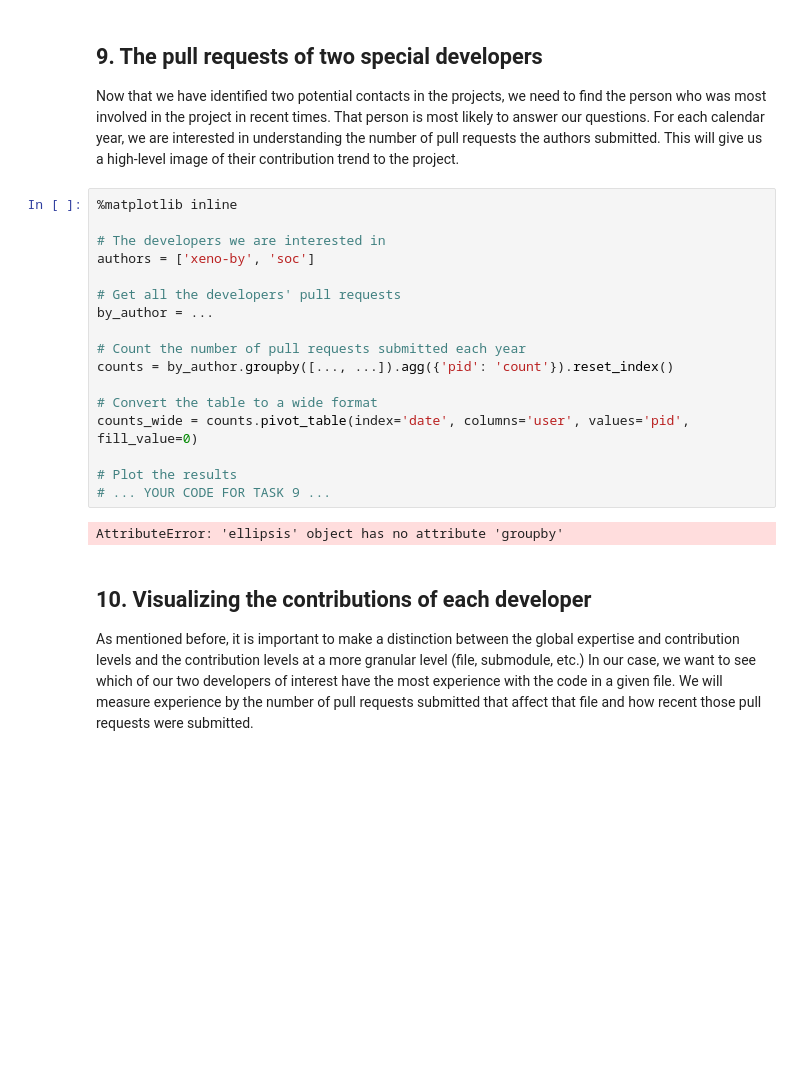
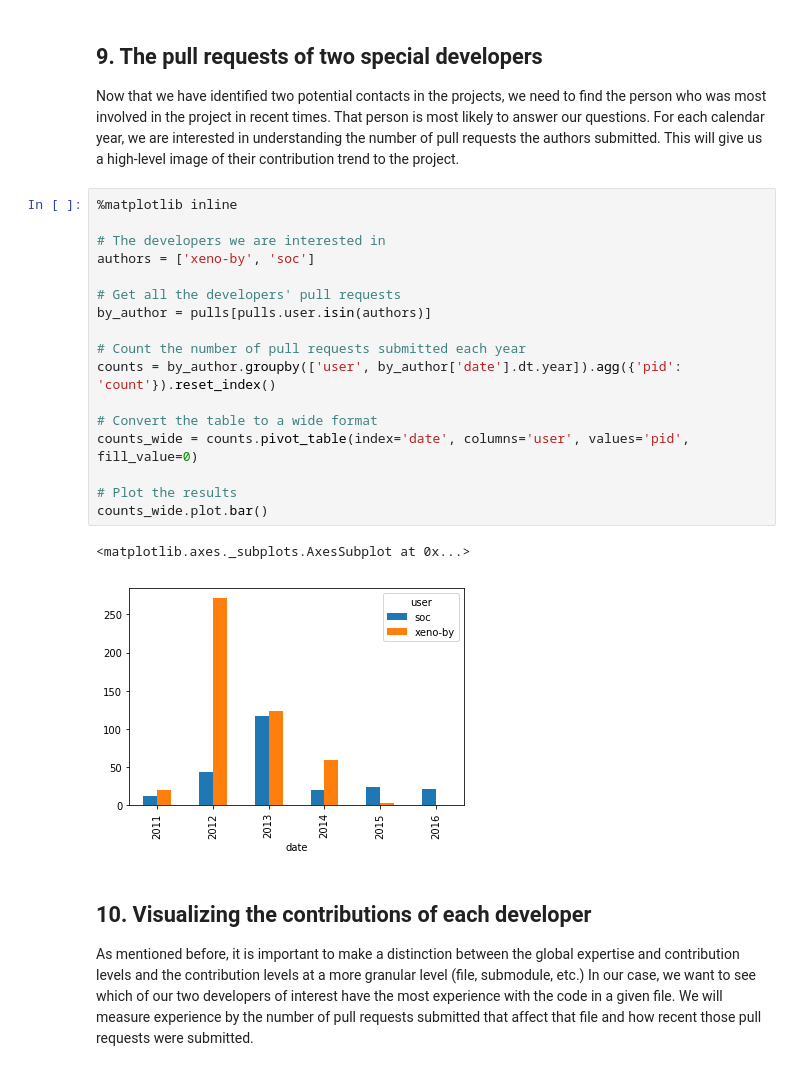
Before and after one commit to anishreddy3/Real_world_DS_applications, a Jupyter notebook: scala_history.ipynb, the cells around one changed output. Drawn from its saved outputs; the diff is of its cells as text; blank space fills up the shorter version.

Commit message:
bi user pull reqs

```diff
--- a/scala_history.ipynb
+++ b/scala_history.ipynb
@@ -166,22 +166,23 @@ users_last_10
 # %%
 %matplotlib inline
 
 # The developers we are interested in
 authors = ['xeno-by', 'soc']
 
 # Get all the developers' pull requests
-by_author = ...
+by_author = pulls[pulls.user.isin(authors)]
 
 # Count the number of pull requests submitted each year
-counts = by_author.groupby([..., ...]).agg({'pid': 'count'}).reset_index()
+counts = by_author.groupby(['user', by_author['date'].dt.year]).agg({'pid': 'count'}).reset_index()
 
 # Convert the table to a wide format
 counts_wide = counts.pivot_table(index='date', columns='user', values='pid', fill_value=0)
 
 # Plot the results
-# ... YOUR CODE FOR TASK 9 ...
+counts_wide.plot.bar()
 # %% [output]
-AttributeError: 'ellipsis' object has no attribute 'groupby'
+<matplotlib.axes._subplots.AxesSubplot at 0x...>
+[figure, added]
 # %% [markdown]
 ## 10. Visualizing the contributions of each developer
 <p>As mentioned before, it is important to make a distinction between the global expertise and contribution levels and the contribution levels at a more granular level (file, submodule, etc.) In our case, we want to see which of our two developers of interest have the most experience with the code in a given file. We will measure experience by the number of pull requests submitted that affect that file and how recent those pull requests were submitted.</p>
```
Also changed, not shown: parts of 1 cell of this notebook.
